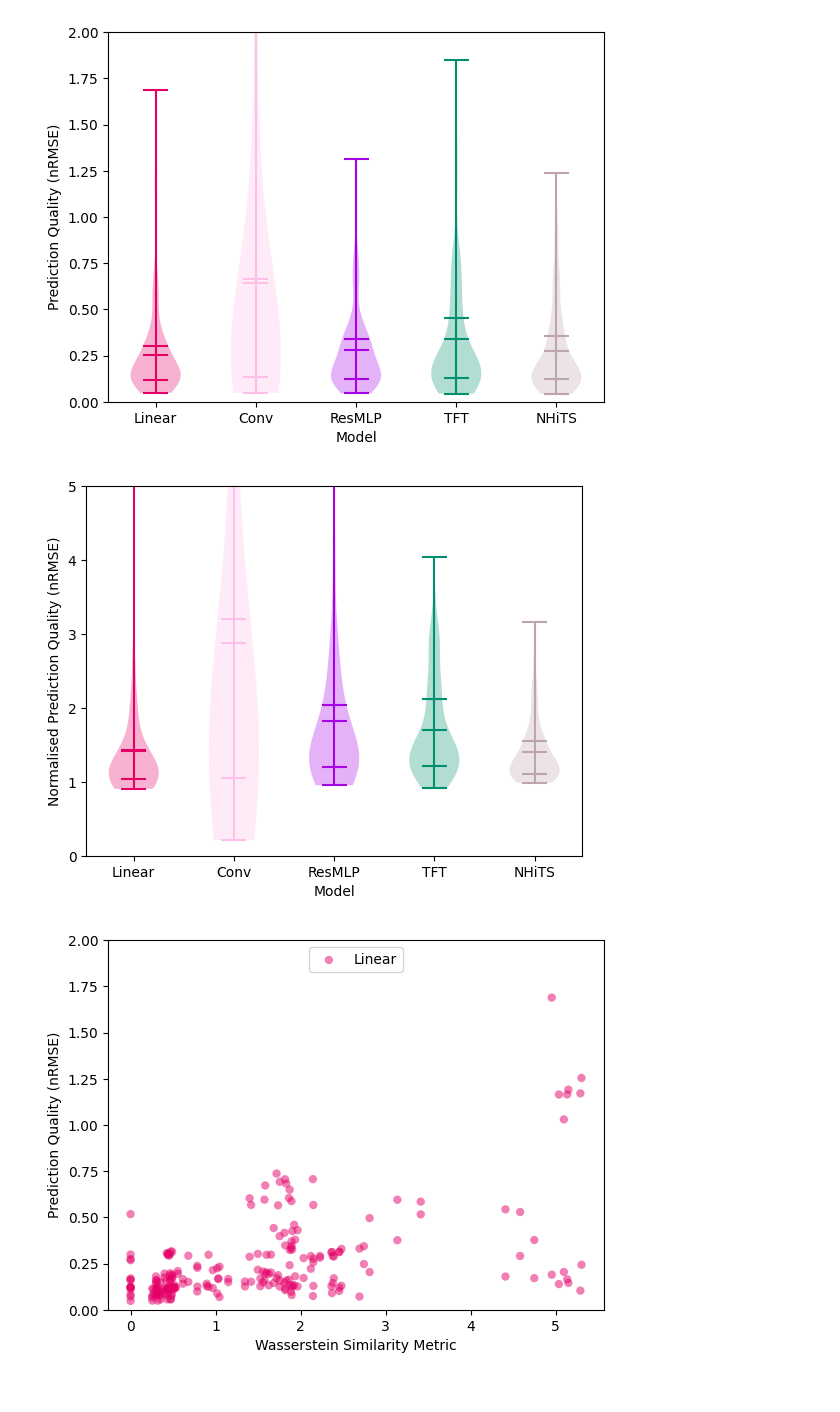
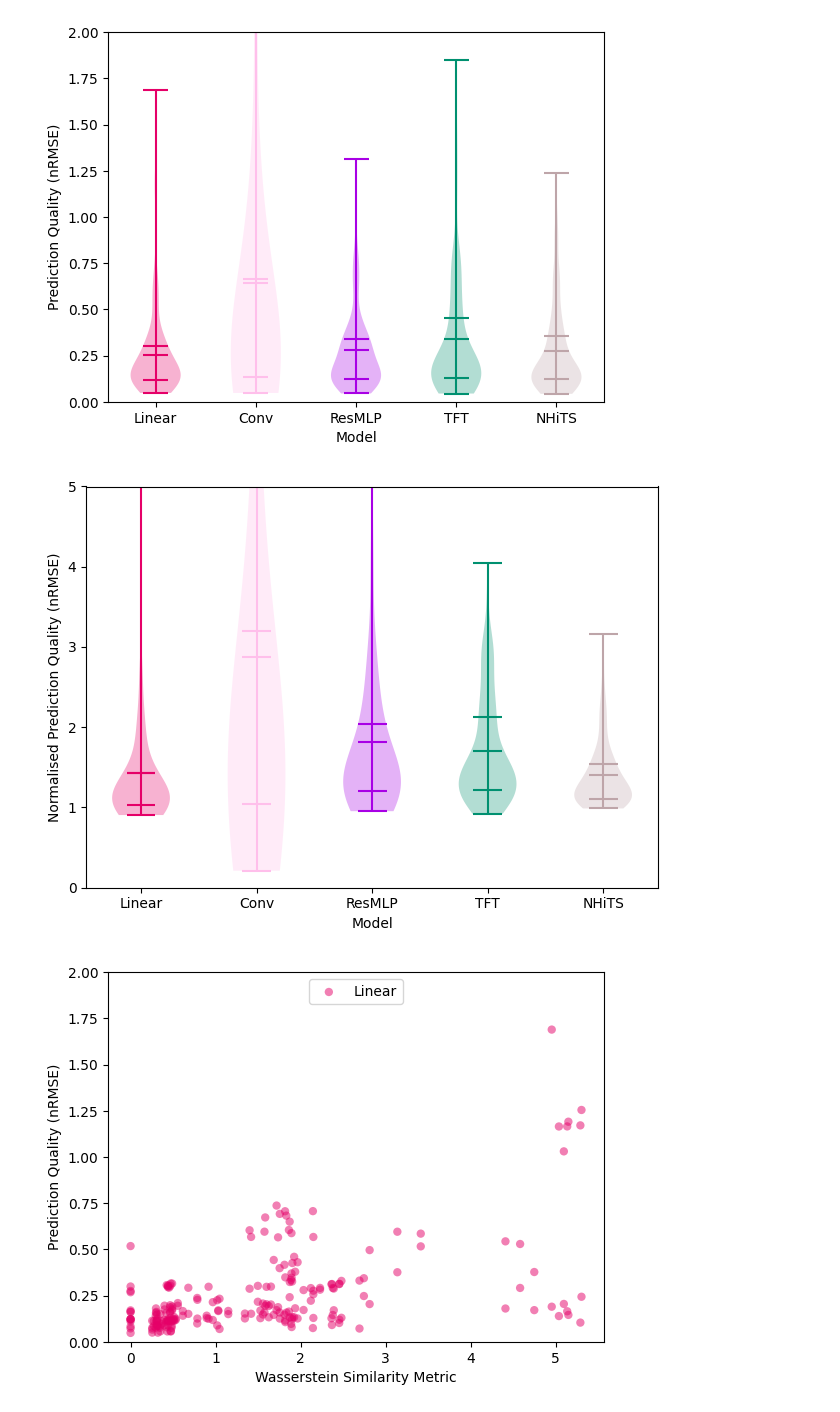
Before and after one commit to EECi/Annex_37, a Jupyter notebook: plots/plot_generalisation_results.ipynb, the cells around one changed output. Drawn from its saved outputs; the diff is of its cells as text; code cells hidden in the pictures.

```diff
--- a/plots/plot_generalisation_results.ipynb
+++ b/plots/plot_generalisation_results.ipynb
@@ -47,16 +47,18 @@ plt.show()
 # %%
 # Plot distribution of generalisation scores
 fig,ax = plt.subplots()
 for i,model in enumerate(models):
     ax.violinplot((np.array(metric_scores[model])/np.diagonal(metric_scores[model])).flatten(),[i],showmeans=True,showmedians=False,quantiles=[[0.25,0.75]],points=500)
 ax.set_ylim(0,5)
 ax.set_ylabel('Normalised Prediction Quality (nRMSE)')
 ax.set_xlabel('Model')
 ax.set_xticks(list(range(len(models))))
 ax.set_xticklabels(model_names)
+plt.tight_layout()
+fig.savefig('generalisation_violin.pdf')
 plt.show()
 # %% [output]
-[figure, old version]
+[figure, new version]
 # %%
 # Plot correlation between generalisation scores and wasserstein distance
 for i,model in enumerate(models):
```
Also changed, not shown: parts of 1 cell of this notebook, 6 other files.
